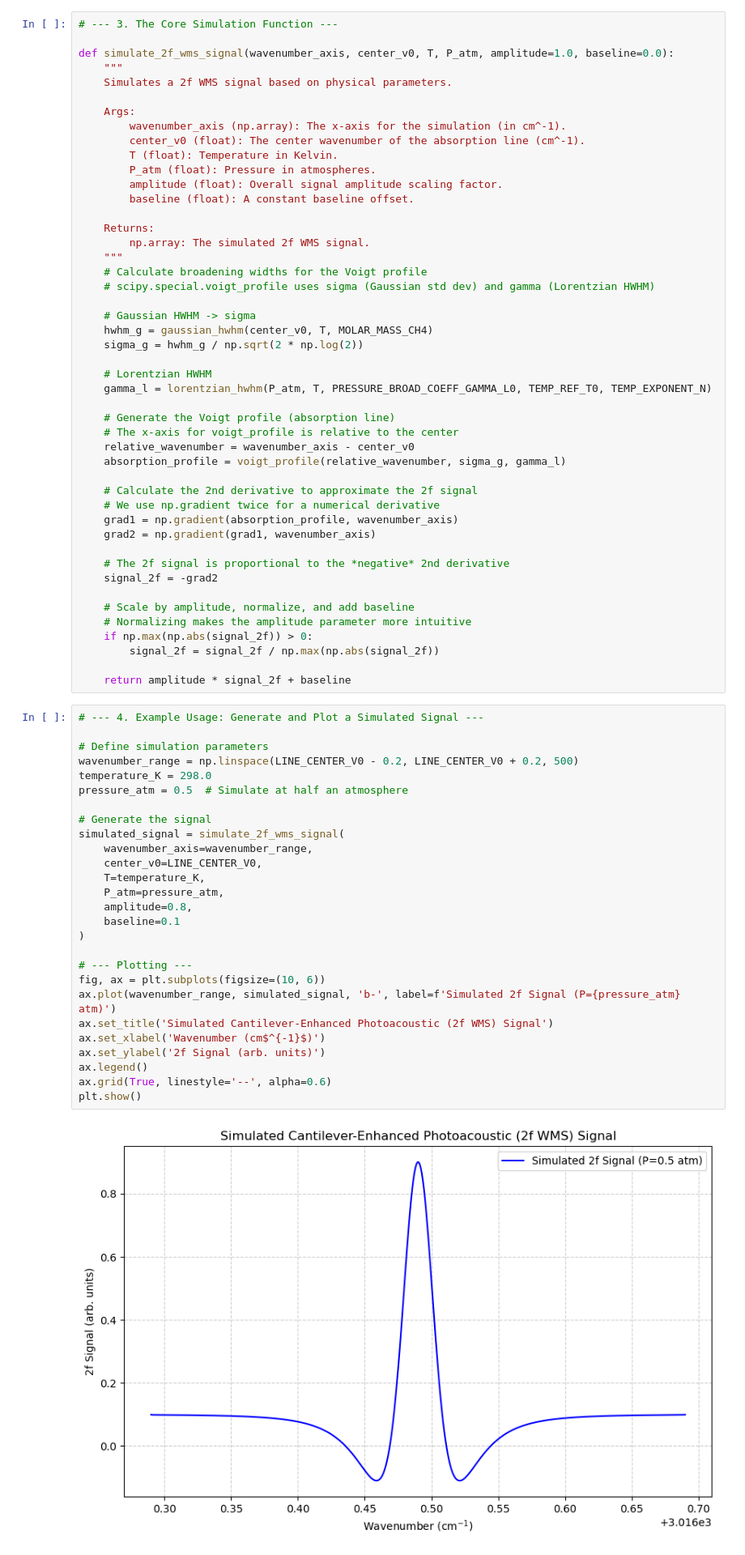
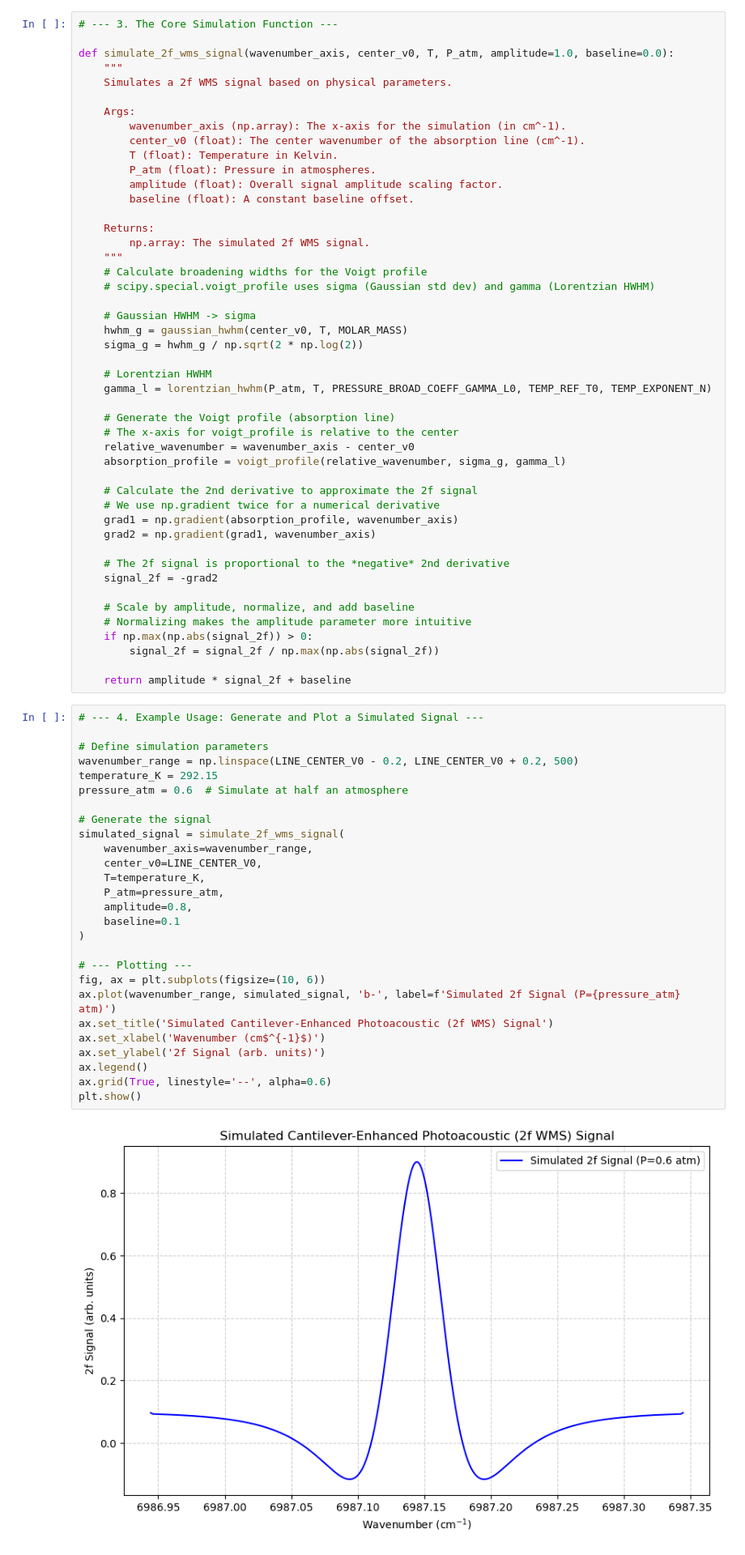
Before and after one commit to lampnis/aerosol-things, a Jupyter notebook: aislop.ipynb, the cells around one changed output. Shown: that part at 81% size. Drawn from its saved outputs; the diff is of its cells as text.

```diff
--- a/aislop.ipynb
+++ b/aislop.ipynb
@@ -163,7 +249,7 @@ def simulate_2f_wms_signal(wavenumber_axis, center_v0, T, P_atm, amplitude=1.0,
     # scipy.special.voigt_profile uses sigma (Gaussian std dev) and gamma (Lorentzian HWHM)
 
     # Gaussian HWHM -> sigma
-    hwhm_g = gaussian_hwhm(center_v0, T, MOLAR_MASS_CH4)
+    hwhm_g = gaussian_hwhm(center_v0, T, MOLAR_MASS)
     sigma_g = hwhm_g / np.sqrt(2 * np.log(2))
 
     # Lorentzian HWHM
@@ -191,32 +277,32 @@ def simulate_2f_wms_signal(wavenumber_axis, center_v0, T, P_atm, amplitude=1.0,
 # %%
 # --- 4. Example Usage: Generate and Plot a Simulated Signal ---
 
 # Define simulation parameters
 wavenumber_range = np.linspace(LINE_CENTER_V0 - 0.2, LINE_CENTER_V0 + 0.2, 500)
-temperature_K = 298.0
-pressure_atm = 0.5  # Simulate at half an atmosphere
+temperature_K = 292.15
+pressure_atm = 0.6  # Simulate at half an atmosphere
 
 # Generate the signal
 simulated_signal = simulate_2f_wms_signal(
     wavenumber_axis=wavenumber_range,
     center_v0=LINE_CENTER_V0,
     T=temperature_K,
     P_atm=pressure_atm,
     amplitude=0.8,
     baseline=0.1
 )
 
 # --- Plotting ---
 fig, ax = plt.subplots(figsize=(10, 6))
 ax.plot(wavenumber_range, simulated_signal, 'b-', label=f'Simulated 2f Signal (P={pressure_atm} atm)')
 ax.set_title('Simulated Cantilever-Enhanced Photoacoustic (2f WMS) Signal')
 ax.set_xlabel('Wavenumber (cm$^{-1}$)')
 ax.set_ylabel('2f Signal (arb. units)')
 ax.legend()
 ax.grid(True, linestyle='--', alpha=0.6)
 plt.show()
 # %% [output]
-[figure, old version]
+[figure, new version]
 # %% [markdown]
 ---
 # Part 2: Fitting Experimental Data (The Inverse Problem)
```
Also changed, not shown: parts of 10 cells of this notebook, 1 other file.
